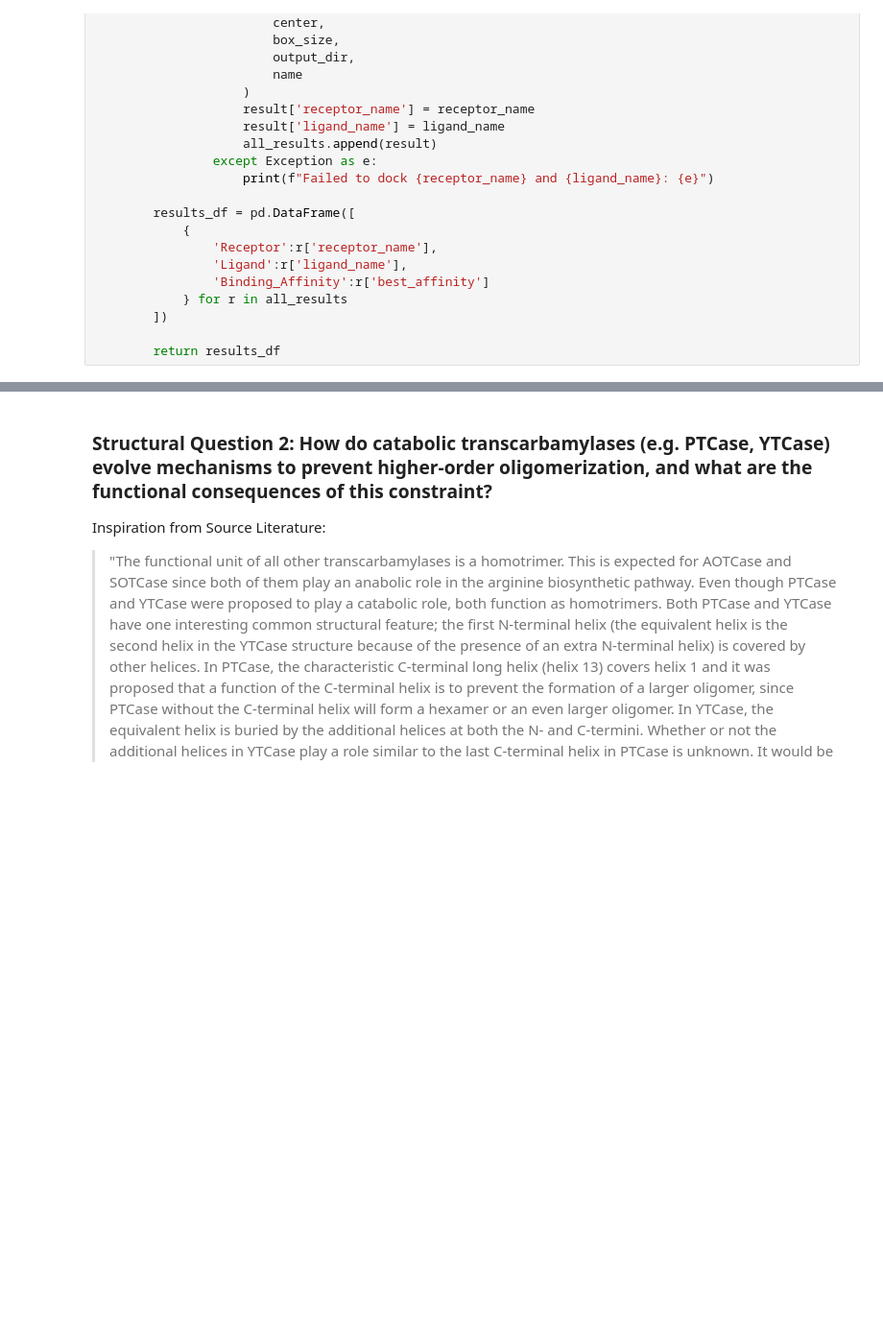
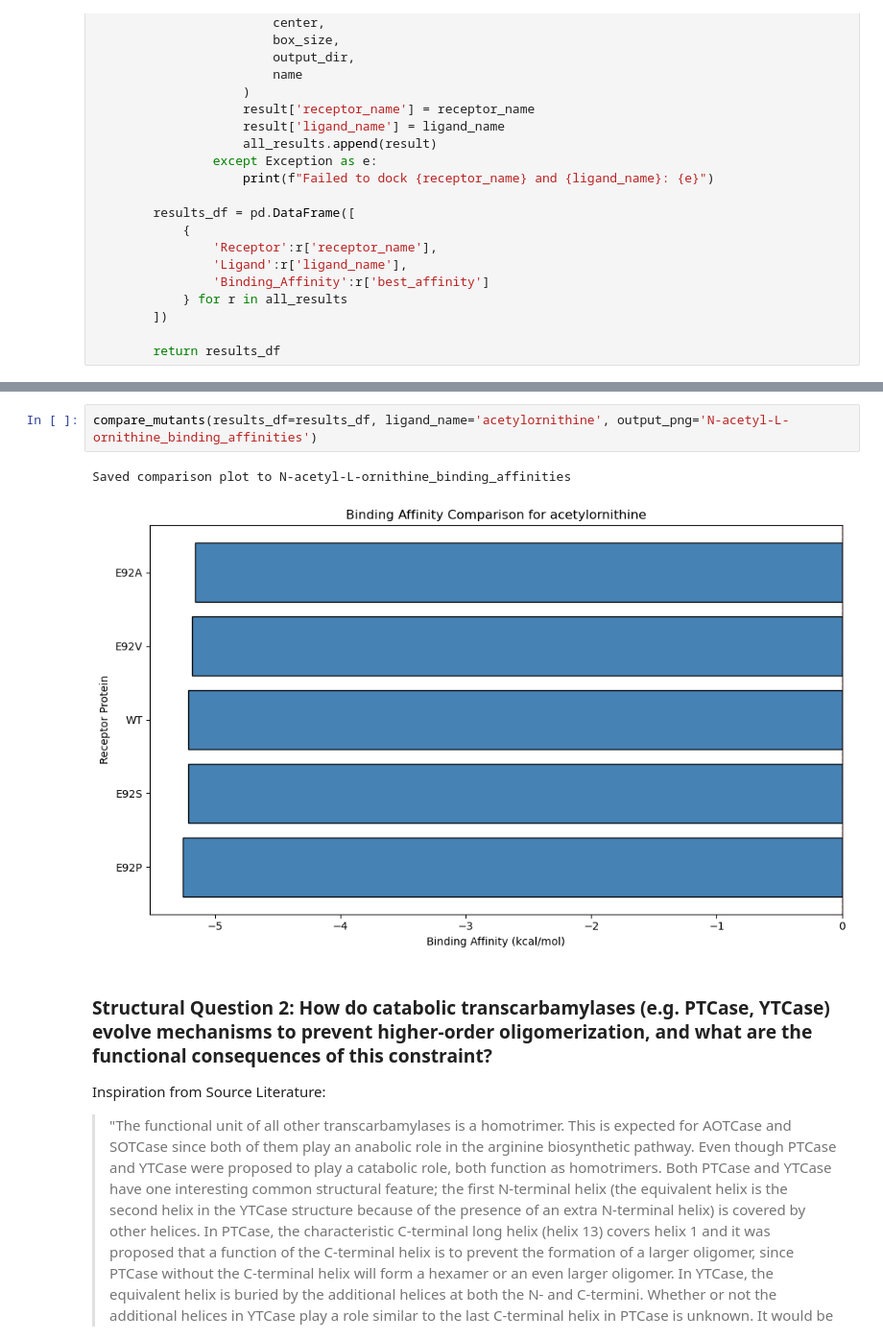
Before and after one commit to david-zhao-0/ProteinComputationalModeling, a Jupyter notebook: 2_functional_exploration_20251208.ipynb, the cells around one changed output, grey strips where cells are left out. Shown: that part at 96% size. Saved outputs shown, nothing was run; the diff lists cells and outputs as text; blank space fills up the shorter version.

```diff
--- a/2_functional_exploration_20251208.ipynb
+++ b/2_functional_exploration_20251208.ipynb
@@ -484,3 +676,8 @@ mode |   affinity | dist from best mode
+# %%
+compare_mutants(results_df=results_df, ligand_name='acetylornithine', output_png='N-acetyl-L-ornithine_binding_affinities')
+# %% [output]
+Saved comparison plot to N-acetyl-L-ornithine_binding_affinities
+[figure, added]
 # %% [markdown]
 ### Structural Question 2: How do catabolic transcarbamylases (e.g. PTCase, YTCase) evolve mechanisms to prevent higher-order oligomerization, and what are the functional consequences of this constraint?
 
```
Also changed, not shown: parts of 23 cells of this notebook, 10 other files.
